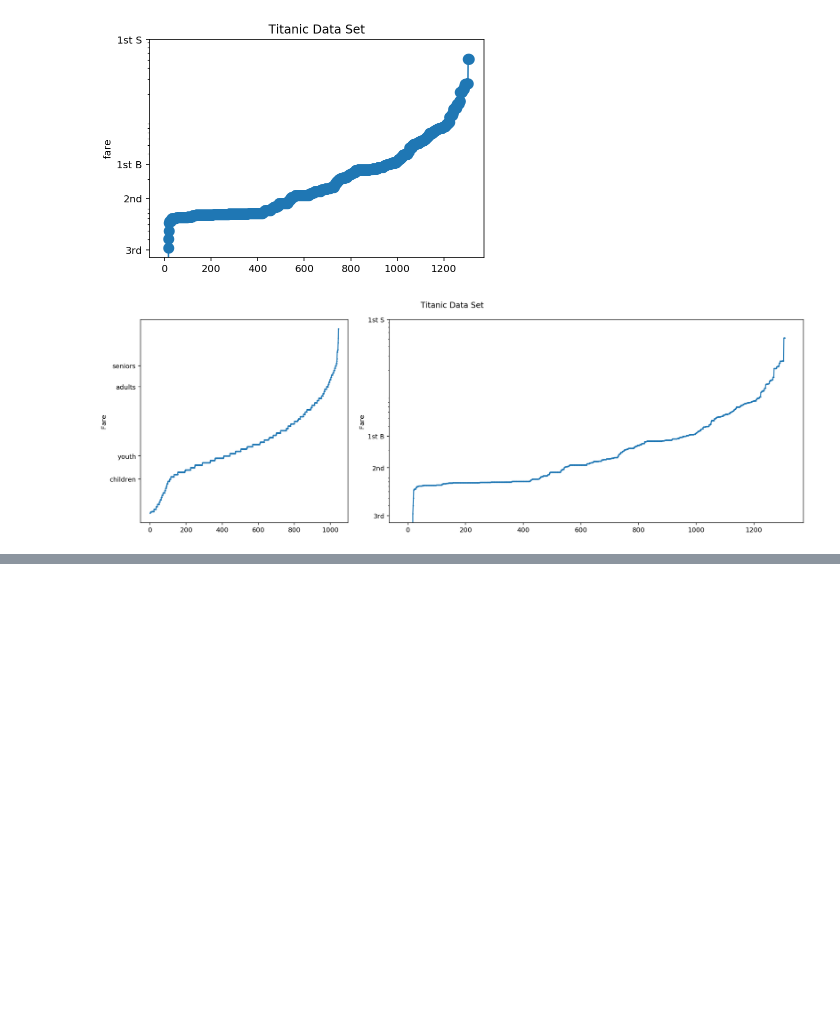
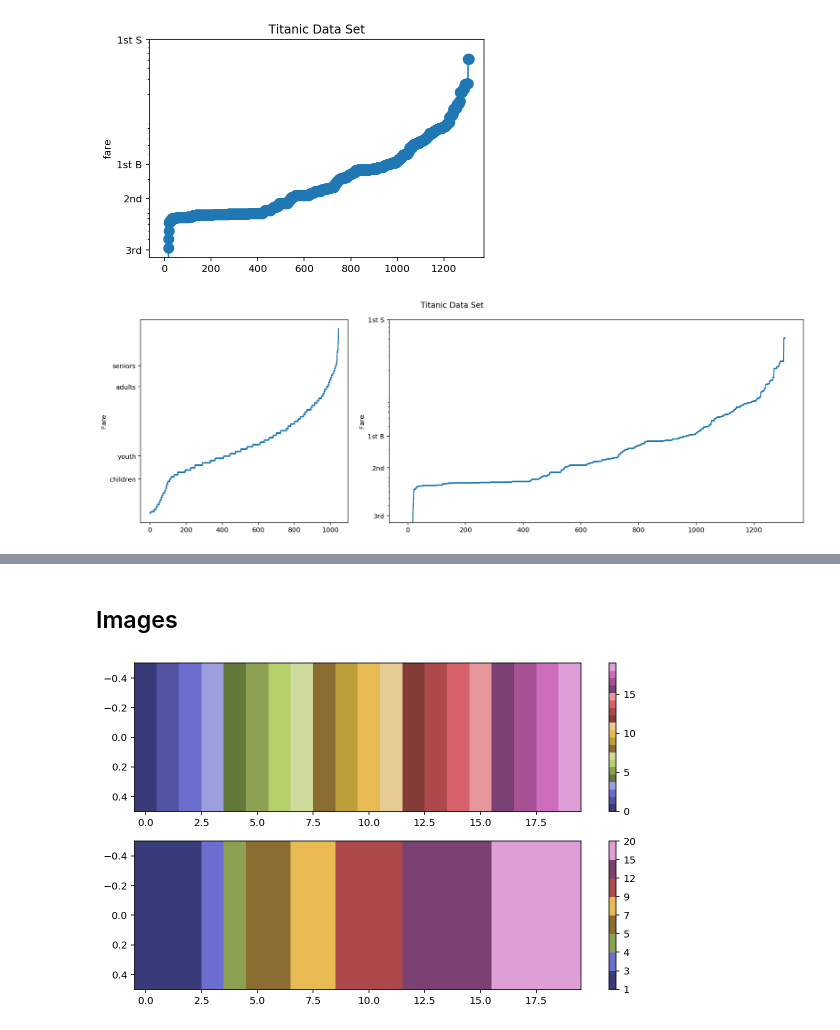
Before and after one commit to jigarparekh279/Machine_Learning_Python, a Jupyter notebook: 3_Matplotlib.ipynb, the cells around one changed output, grey strips where cells are left out. Saved outputs shown, nothing was run; the diff lists cells and outputs as text; code cells hidden in the pictures; blank space fills up the shorter version.

```diff
--- a/3_Matplotlib.ipynb
+++ b/3_Matplotlib.ipynb
@@ -145,0 +200,77 @@ else:
+# %% [markdown]
+## Images
+# %%
+if 0:
+    # loading an image and showing
+    im = np.load('images/dem.npy')
+    print(f"type: {type(im)}, shape:{im.shape}, dtype:{im.dtype}")
+    plt.imshow(im)
+
+elif 0:
+    #include a color bar to go with the image
+    fig, ax = plt.subplots()
+    img = ax.imshow(im)
+    cbar = fig.colorbar(img)
+    cbar.set_label('elevation')
+
+elif 0:
+    # To set the lower limit, use the vmin parameter to imshow
+    fig, ax = plt.subplots()
+    img = ax.imshow(im, vmin=700)
+    cbar = fig.colorbar(img)
+    cbar.set_label('elevation')
+
+elif 0:
+    # e.g. magma colormap
+    fig, ax = plt.subplots()
+    img = ax.imshow(im, cmap='magma')
+    cbar = fig.colorbar(img)
+    cbar.set_label('elevation')
+
+elif 0:
+    # Follow the lines (note the use of sharex, sharey)
+    fig, (ax1, ax2) = plt.subplots(1, 2, sharex=True, sharey=True)
+    ax1.contour(im, cmap='magma')
+    ax1.set_aspect('equal')
+    ax2.imshow(im, cmap='magma', origin='lower')
+    # put (0, 0) on the lower left to match contour
+
+elif 0:
+    # Change the normalization (The default normalization is
+    # linear, however there are cases where you need a more
+    # exotic normalization)
+    from matplotlib.colors import LogNorm
+
+    # take the 2D fft of our test image and re-order to put 0
+    # frequency in the center
+    spike = np.abs(np.fft.fftshift(np.fft.fft2(im)))
+
+    fig, (ax1, ax2) = plt.subplots(1, 2, tight_layout=True, figsize=(10, 5))
+
+    lin_im = ax1.imshow(spike)
+    _ = fig.colorbar(lin_im, ax=ax1)
+    _ = ax1.set_title('linear color scale')
+
+    log_im = ax2.imshow(spike, norm=LogNorm())
+    _ = fig.colorbar(log_im, ax=ax2)
+    _ = ax2.set_title('log color scale')
+
+else:
+    # We can make use of a BoundryNorm to quantize the data
+    # (in in possibly non-uniform bins)
+    import matplotlib.colors as mcolors
+    import matplotlib.cm as mcm
+
+    cmap = mcm.tab20b
+    norm = mcolors.BoundaryNorm([1, 3, 4, 5, 7, 9, 12, 15, 20], cmap.N)
+
+    data = np.arange(20).reshape((1, 20))
+
+    fig, (ax1, ax2) = plt.subplots(2, 1, figsize=(10, 6))
+
+    top = ax1.imshow(data, cmap=cmap, aspect='auto')
+    fig.colorbar(top, ax=ax1)
+    bottom = ax2.imshow(data, norm=norm, cmap=cmap, aspect='auto')
+    fig.colorbar(bottom, ax=ax2)
+# %% [output]
+[figure, added]
```
Also changed, not shown: parts of 9 cells of this notebook.
